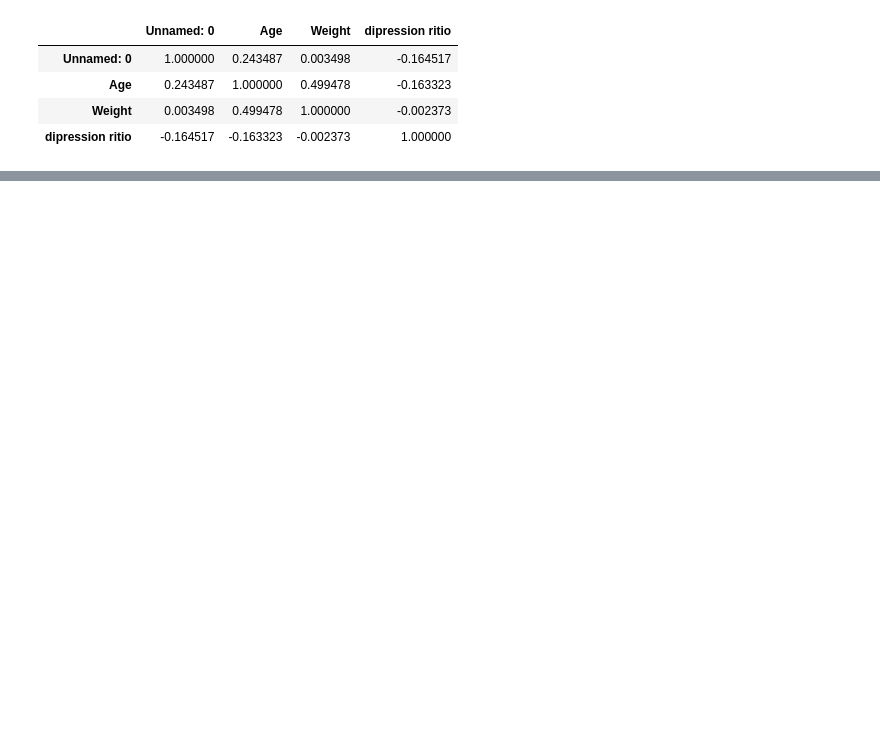
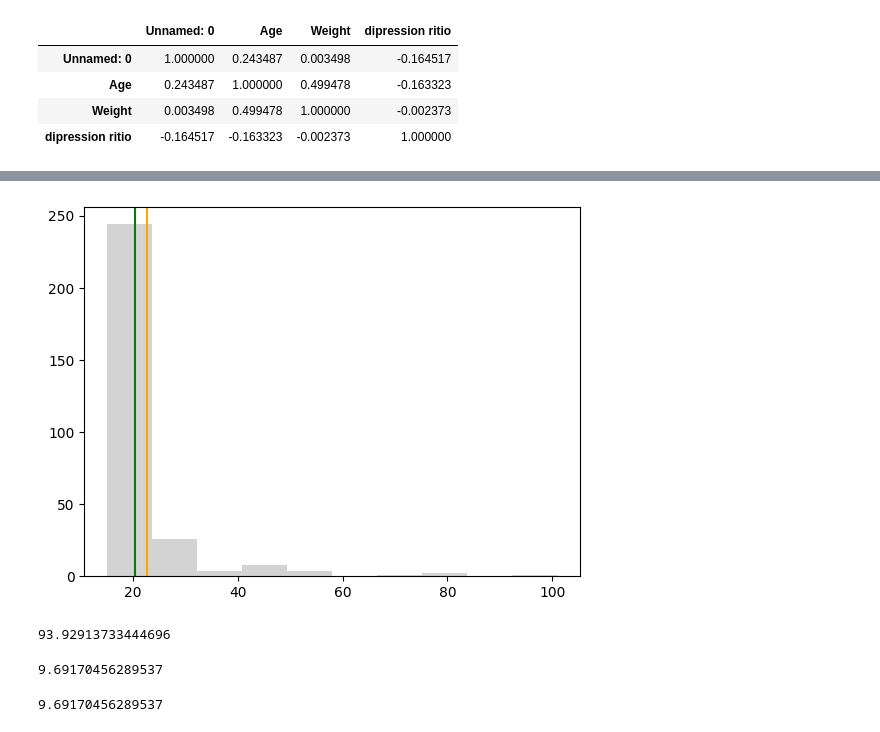
Before and after one commit to yada01/Statistics-Of-Depresssion-in-Iraq, a Jupyter notebook: Depression_in_iraq.ipynb, the cells around one changed output, grey strips where cells are left out. Cells and saved outputs as stored; diff of their text form; code cells hidden in the pictures; blank space fills up the shorter version.

```diff
--- a/Depression_in_iraq.ipynb
+++ b/Depression_in_iraq.ipynb
@@ -155,0 +185,20 @@ sns.heatmap(corr, annot=True)
+# %%
+fig, ax = plt.subplots()
+plt.axvline(x = np.mean(mydata['Age']), color='orange')
+plt.axvline(x = mydata['Age'].median(), color='green')
+_ = plt.hist(mydata['Age'], color = 'lightgray')
+# %% [output]
+[figure, added]
+# %%
+mydata['Age'].var()
+# %% [output]
+93.92913733444696
+# %%
+mydata['Age'].var()**(1/2)
+# %% [output]
+9.69170456289537
+# %%
+sigma = mydata['Age'].std()
+sigma
+# %% [output]
+9.69170456289537
```
Also changed, not shown: parts of 19 cells of this notebook.
